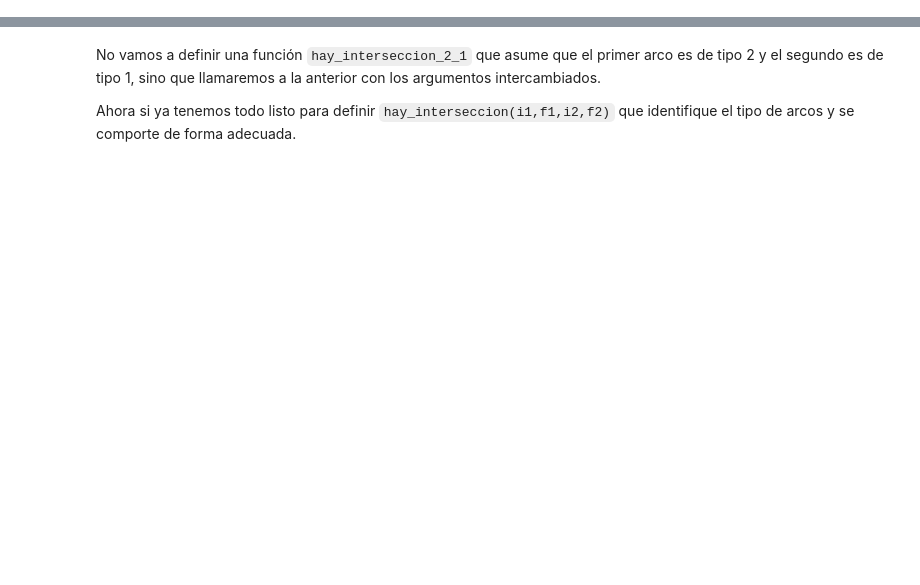
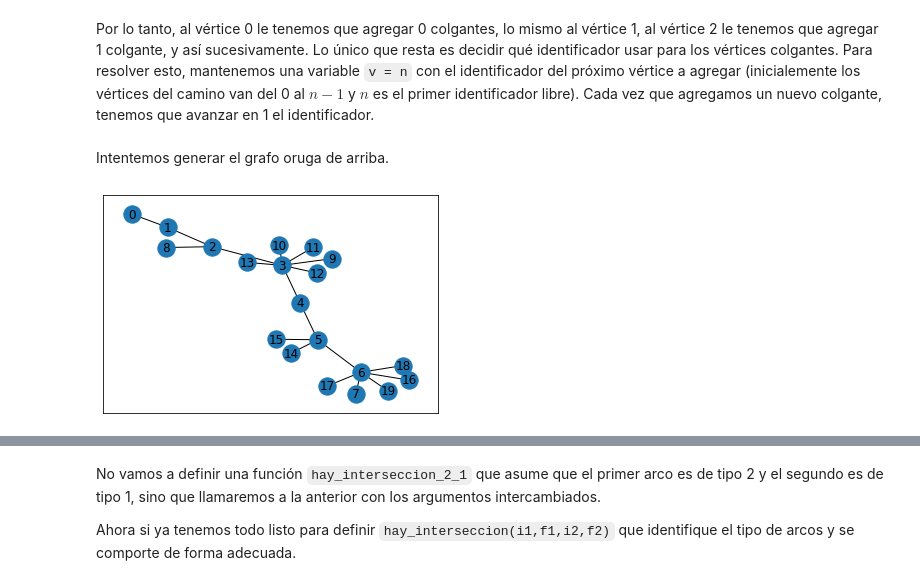
Before and after one commit to maurolucci/taller-cplex, a Jupyter notebook: notebook4.ipynb, the cells around one changed output, grey strips where cells are left out. Drawn from its saved outputs; the diff is of its cells as text; code cells hidden in the pictures; blank space fills up the shorter version.

```diff
--- a/notebook4.ipynb
+++ b/notebook4.ipynb
@@ -0,0 +28,2 @@
+# %%
+patas = [0,0,1,5,0,2,4,0]
@@ -0,0 +36,3 @@
+# %%
+for i, m in enumerate(colgantes):
+    print(i,": ",m)
@@ -0,0 +48,19 @@
+# %% [markdown]
+Por lo tanto, al vértice 0 le tenemos que agregar 0 colgantes, lo mismo al vértice 1, al vértice 2 le tenemos que agregar 1 colgante, y así sucesivamente. Lo único que resta es decidir qué identificador usar para los vértices colgantes. Para resolver esto, mantenemos una variable <code>v = n</code> con el identificador del próximo vértice a agregar (inicialemente los vértices del camino van del 0 al $n-1$ y $n$ es el primer identificador libre). Cada vez que agregamos un nuevo colgante, tenemos que avanzar en 1 el identificador.
+# %%
+def generar_oruga(patas):
+    n = len(patas) # Nro. de vertices del camino central
+    G = nx.path_graph(n) # Grafo camino
+    v = n # Proximo vertice a agregar
+    for i, m in enumerate(patas):
+        for j in range(m):
+            G.add_edge(i,v)
+            v += 1
+    return G
+# %% [markdown]
+Intentemos generar el grafo oruga de arriba.
+# %%
+oruga = generar_oruga(patas)
+nx.draw_networkx(oruga)
+# %% [output]
+[figure, added]
```
Also changed, not shown: parts of 86 cells of this notebook.
